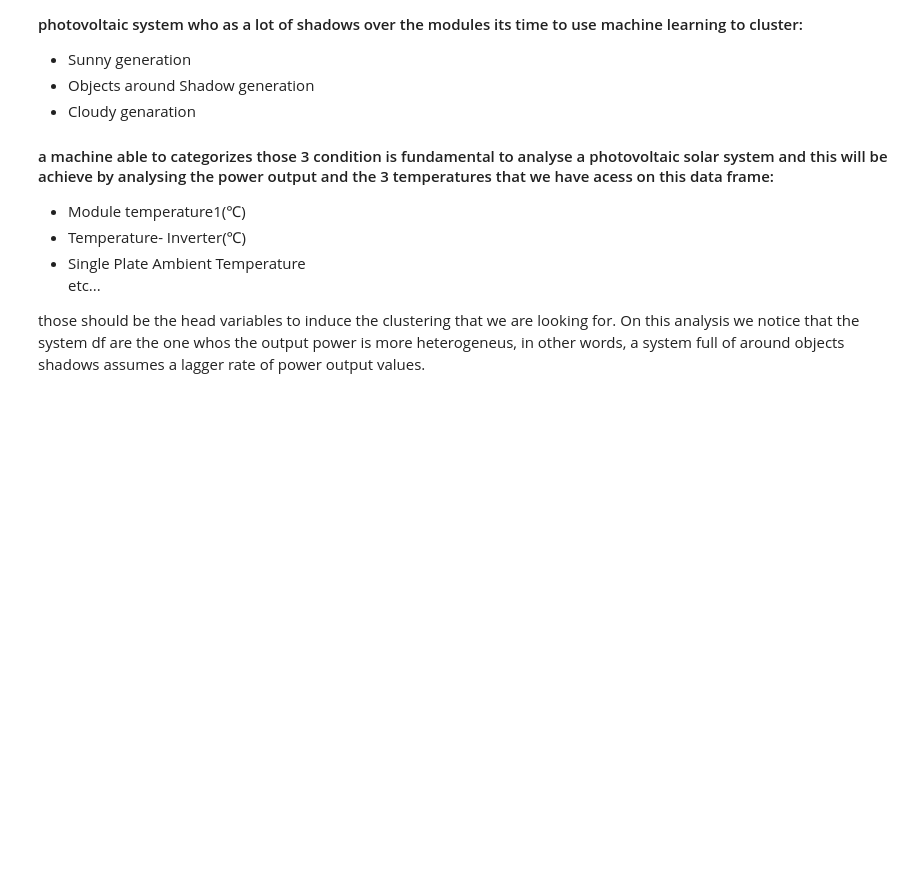
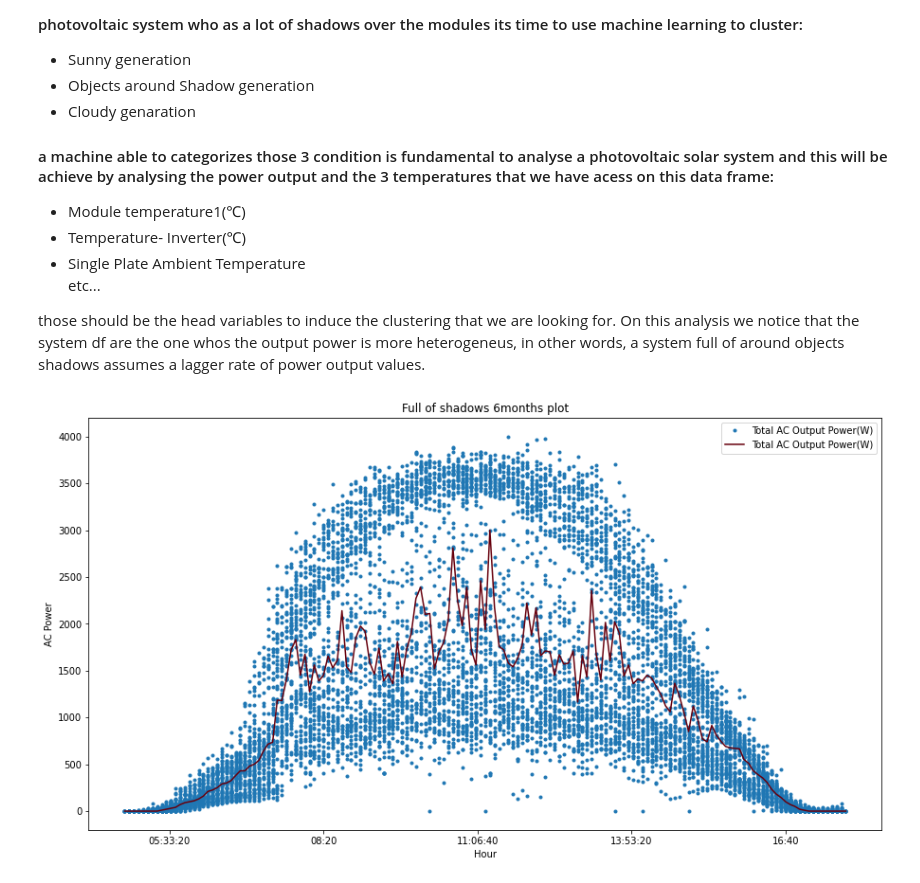
Before and after one commit to oakthyago/Electrical-Demand-Brazil, a Jupyter notebook: photovoltaic-analysis-from-full-of-shadows-system.ipynb, the cells around one changed output. Drawn from its saved outputs; the diff is of its cells as text; code cells hidden in the pictures; blank space fills up the shorter version.

Commit message:
Kaggle Notebook | Photovoltaic Classification Sunny/Cloudy &  Shadow | Version 18

```diff
--- a/photovoltaic-analysis-from-full-of-shadows-system.ipynb
+++ b/photovoltaic-analysis-from-full-of-shadows-system.ipynb
@@ -359,3 +359,16 @@ df3 and df4 system has his topping power limites based on the inverter power lim
 etc...
 
 those should be the head variables to induce the clustering that we are looking for. On this analysis we notice that  the system df are the one whos the output power is more heterogeneus, in other words, a system full of around objects shadows assumes a lagger rate of power output values.
+# %%
+# special thanks to datacamp - introduction-to-data-science-in-python- free week
+# showing that knowledge matters
+df_select = df[df.Date > "2022/09/01" ]
+# %%
+#plant1_data.iplot(x= 'time', y='DC_POWER', xTitle='Time',  yTitle= 'DC Power', title='DC POWER plot')
+df_select.plot(x= 'Hour', y='Total AC Output Power(W)', style='.', figsize = (15, 8))
+df_select.groupby('Hour')['Total AC Output Power(W)'].agg('median').plot(legend=True, colormap='Reds_r')
+plt.ylabel('AC Power')
+plt.title('Full of shadows 6months plot')
+plt.show()
+# %% [output]
+[figure, added]
```
Also changed, not shown: parts of 1 cell of this notebook.
